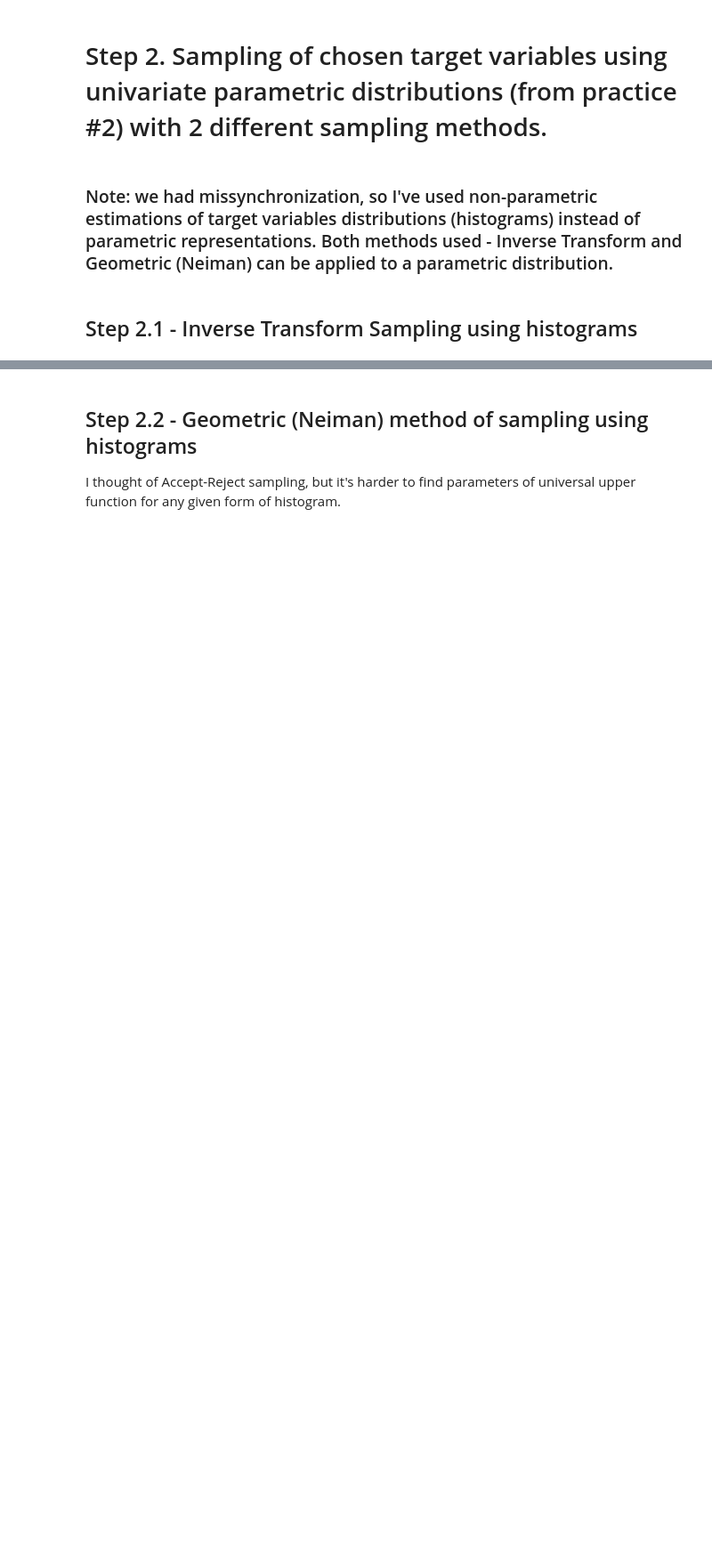
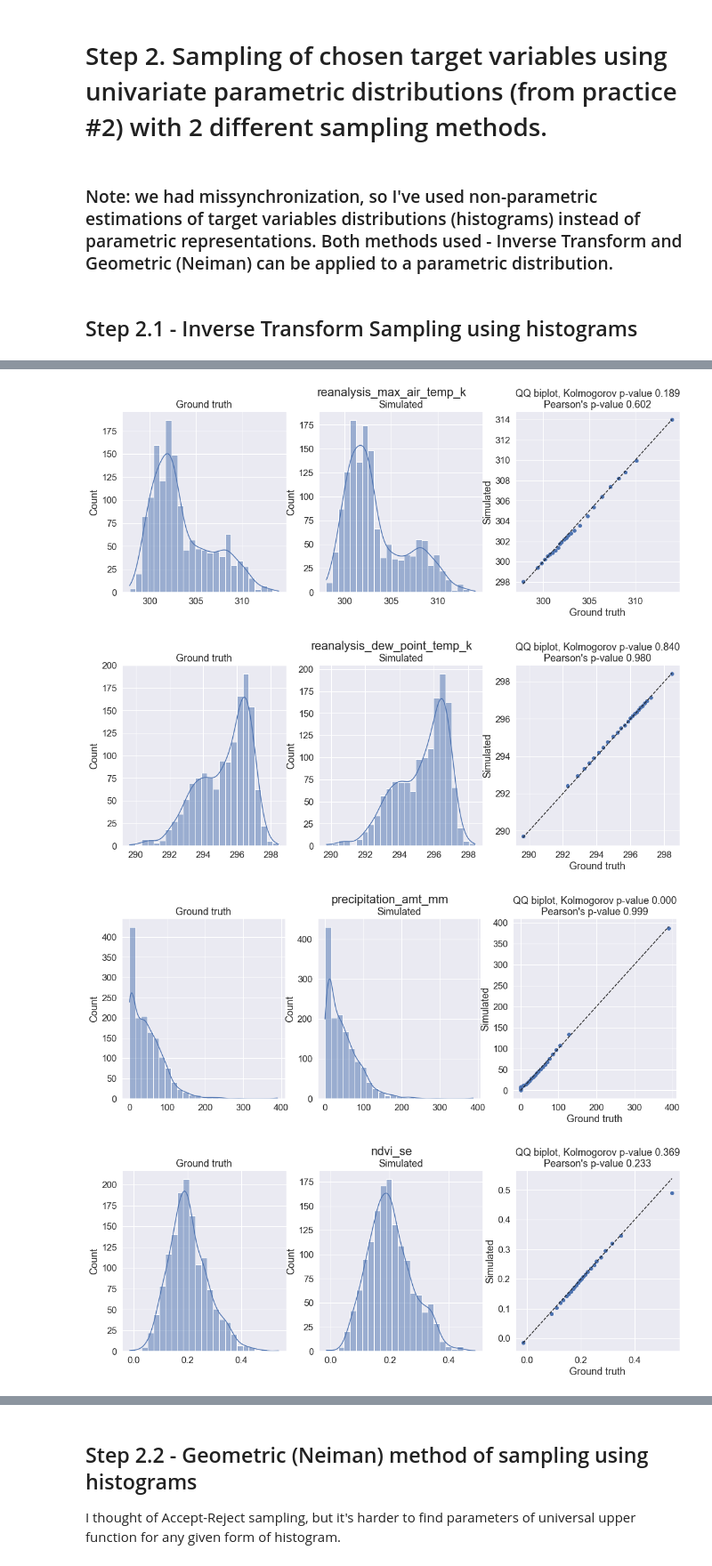
Before and after one commit to 2021-ITMO-BD-team/multivar_itmo, a Jupyter notebook: notebooks/Homework3.ipynb, the cells around one changed output, grey strips where cells are left out. Shown at 89% size. Saved outputs shown, nothing was run; the diff lists cells and outputs as text; code cells hidden in the pictures; blank space fills up the shorter version.

```diff
--- a/notebooks/Homework3.ipynb
+++ b/notebooks/Homework3.ipynb
@@ -93,14 +94,3 @@ def inv_trans_sampling_hist(values, num_samples=1000):
     uniform_values = np.random.rand(num_samples)
 
     return inversed_cdf(uniform_values), n_bins
-# %%
-for target_var in all_targets:
-
-    tot_case_s, n_bins = inv_trans_sampling_hist(df_[target_var], num_samples=df_.shape[0])
-
-    fig, ax = plt.subplots(ncols=2, figsize=(12, 6), sharex=True, sharey=True)
-    sns.histplot(df_[target_var], bins=n_bins, kde=True, ax=ax[0])
-    sns.histplot(tot_case_s, bins=n_bins, kde=True, ax=ax[1])
-    ax[1].set_xlabel(f"{target_var}_sampled")
-    fig.suptitle("Inverse Transform Sampling")
-    plt.plot();
@@ -112,0 +97,39 @@ for target_var in all_targets:
+# %%
+for target_var in all_targets:
+
+    sampled, n_bins = inv_trans_sampling_hist(df_[target_var], num_samples=df_.shape[0])
+
+    ks_stat, ks_pv = scipy.stats.ks_2samp(df_[target_var], sampled)
+
+    freqs, bin_edges = np.histogram(df_[target_var], bins=n_bins)
+    # Add 1 to all frequencies so that we didn't get 0 in some sampled frequencies
+    freqs += 1
+    freqs_sampled = np.bincount(np.concatenate([np.digitize(sampled, bin_edges) - 1, np.arange(n_bins)]))
+    chi_stat, chi_pv = scipy.stats.chisquare(freqs_sampled, freqs)
+
+    percs = np.linspace(0, 100, n_bins)
+    qn_gt = np.percentile(df_[target_var], percs)
+    qn_sampled = np.percentile(sampled, percs)
+
+    fig, ax = plt.subplots(ncols=3, figsize=(18, 6), sharex=False, sharey=False)
+
+    sns.histplot(df_[target_var], bins=n_bins, kde=True, ax=ax[0])
+    ax[0].set_xlabel(None)
+    ax[0].set_title("Ground truth")
+
+    sns.histplot(sampled, bins=n_bins, kde=True, ax=ax[1])
+    ax[1].set_title(f"Simulated")
+
+    ax[2].plot(qn_gt, qn_sampled, ls="", marker="o", markersize=6)
+    ax[2].plot(qn_gt, qn_gt, color="k", ls="--")
+    ax[2].set_xlabel("Ground truth")
+    ax[2].set_ylabel("Simulated")
+    ax[2].set_title(f"QQ biplot, Kolmogorov p-value {ks_pv:.3f}\nPearson's p-value {chi_pv:.3f}")
+
+    fig.suptitle(f"{target_var}")
+    plt.plot();
+# %% [output]
+[figure, added]
+[figure, added]
+[figure, added]
+[figure, added]
```
Also changed, not shown: parts of 9 cells of this notebook, 1 other file.
